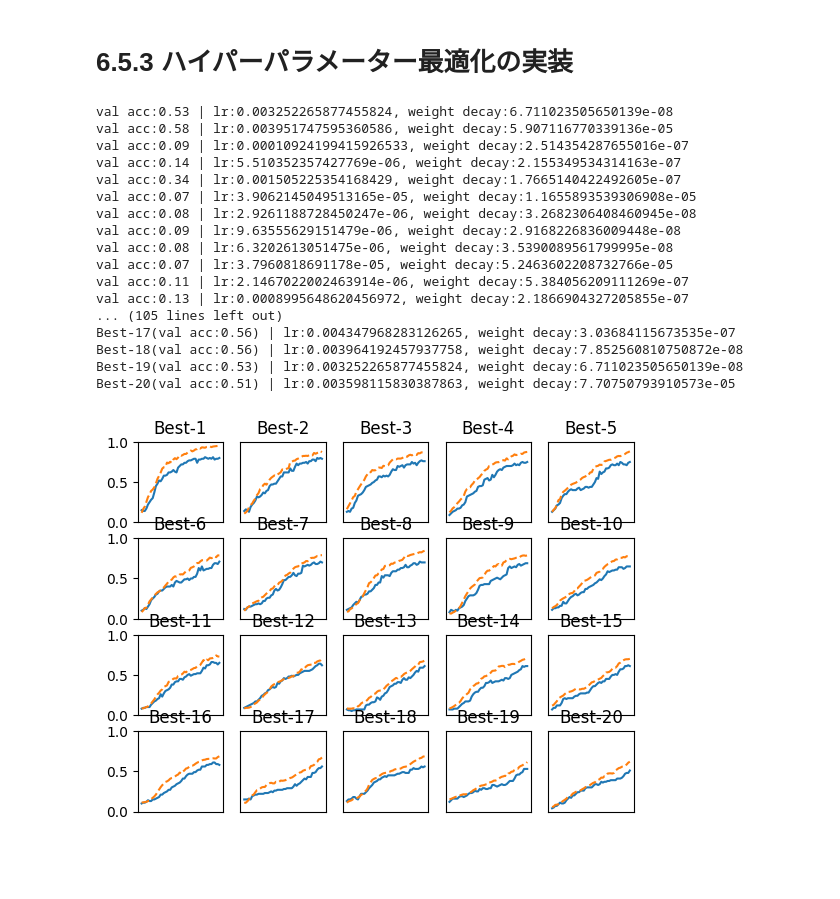
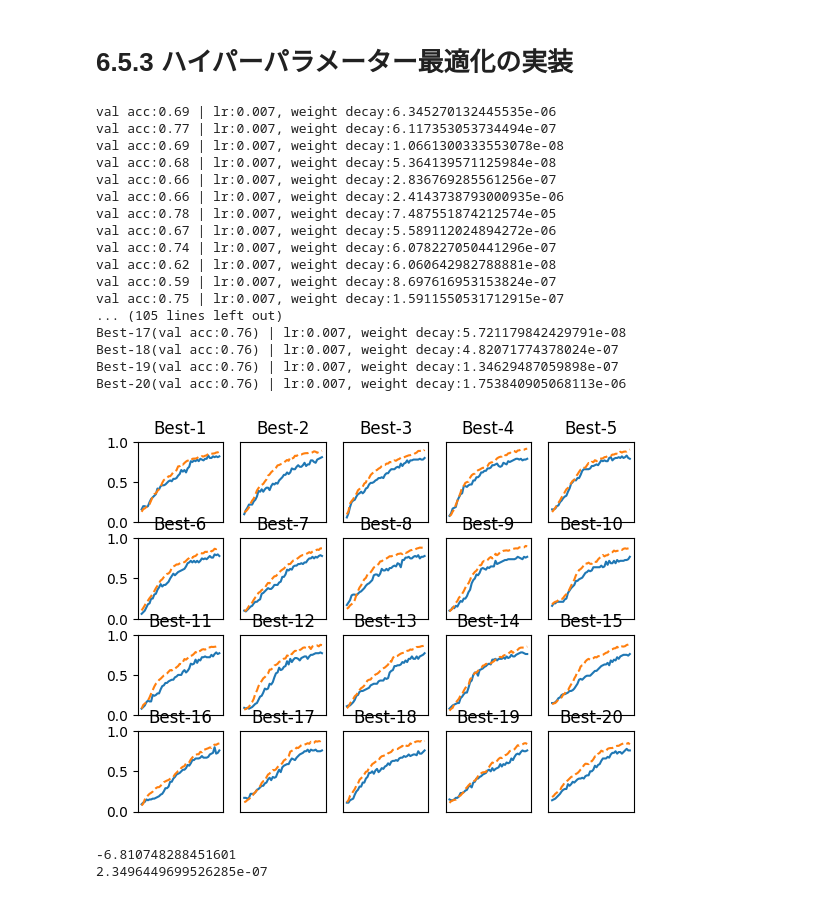
Before and after one commit to usakochan/DeepLearning_from_scratch, a Jupyter notebook: saito_chap6.ipynb, the cells around one changed output. Cells and saved outputs as stored; diff of their text form; code cells hidden in the pictures; blank space fills up the shorter version.

```diff
--- a/saito_chap6.ipynb
+++ b/saito_chap6.ipynb
@@ -275,13 +275,13 @@ t_train = t_train[:300]
 
 # Dropuoutの有無、割り合いの設定 ========================
 use_dropout = True  # Dropoutなしのときの場合はFalseに
-dropout_ratio = 0.2
+dropout_ratio = 0.4
 # ====================================================
 
 network = MultiLayerNetExtend(input_size=784, hidden_size_list=[100, 100, 100, 100, 100, 100],
                               output_size=10, use_dropout=use_dropout, dropout_ration=dropout_ratio) #network = MultiLayerNetExtendの構成のなかに、layersからclass Dropoutが渡されている。
 trainer = Trainer(network, x_train, t_train, x_test, t_test,
-                  epochs=601, mini_batch_size=100,
+                  epochs=301, mini_batch_size=100,
                   optimizer='sgd', optimizer_param={'lr': 0.01}, verbose=True)
 trainer.train()
 
@@ -385,7 +385,7 @@ results_train = {}
 for _ in range(optimization_trial):
     # 探索するハイパーパラメータの範囲を指定===============
     weight_decay = 10 ** np.random.uniform(-8, -4)
-    lr = 10 ** np.random.uniform(-6, -2)
+    lr = 0.007
     # ================================================
 
     val_acc_list, train_acc_list = __train(lr, weight_decay)
@@ -393,50 +393,58 @@ for _ in range(optimization_trial):
     key = "lr:" + str(lr) + ", weight decay:" + str(weight_decay)
     results_val[key] = val_acc_list
     results_train[key] = train_acc_list
 
 # グラフの描画========================================================
 print("=========== Hyper-Parameter Optimization Result ===========")
 graph_draw_num = 20
 col_num = 5
 row_num = int(np.ceil(graph_draw_num / col_num))
 i = 0
 
 for key, val_acc_list in sorted(results_val.items(), key=lambda x:x[1][-1], reverse=True):
     print("Best-" + str(i+1) + "(val acc:" + str(val_acc_list[-1]) + ") | " + key)
 
     plt.subplot(row_num, col_num, i+1)
     plt.title("Best-" + str(i+1))
     plt.ylim(0.0, 1.0)
     if i % 5: plt.yticks([])
     plt.xticks([])
     x = np.arange(len(val_acc_list))
     plt.plot(x, val_acc_list)
     plt.plot(x, results_train[key], "--")
     i += 1
 
     if i >= graph_draw_num:
         break
 
 plt.show()
 # %% [output]
-val acc:0.53 | lr:0.003252265877455824, weight decay:6.711023505650139e-08
-val acc:0.58 | lr:0.003951747595360586, weight decay:5.907116770339136e-05
-val acc:0.09 | lr:0.00010924199415926533, weight decay:2.514354287655016e-07
-val acc:0.14 | lr:5.510352357427769e-06, weight decay:2.155349534314163e-07
-val acc:0.34 | lr:0.001505225354168429, weight decay:1.7665140422492605e-07
-val acc:0.07 | lr:3.9062145049513165e-05, weight decay:1.1655893539306908e-05
-val acc:0.08 | lr:2.9261188728450247e-06, weight decay:3.2682306408460945e-08
-val acc:0.09 | lr:9.63555629151479e-06, weight decay:2.9168226836009448e-08
-val acc:0.08 | lr:6.3202613051475e-06, weight decay:3.5390089561799995e-08
-val acc:0.07 | lr:3.7960818691178e-05, weight decay:5.2463602208732766e-05
-val acc:0.11 | lr:2.1467022002463914e-06, weight decay:5.384056209111269e-07
-val acc:0.13 | lr:0.0008995648620456972, weight decay:2.1866904327205855e-07
+val acc:0.69 | lr:0.007, weight decay:6.345270132445535e-06
+val acc:0.77 | lr:0.007, weight decay:6.117353053734494e-07
+val acc:0.69 | lr:0.007, weight decay:1.0661300333553078e-08
+val acc:0.68 | lr:0.007, weight decay:5.364139571125984e-08
+val acc:0.66 | lr:0.007, weight decay:2.836769285561256e-07
+val acc:0.66 | lr:0.007, weight decay:2.4143738793000935e-06
+val acc:0.78 | lr:0.007, weight decay:7.487551874212574e-05
+val acc:0.67 | lr:0.007, weight decay:5.589112024894272e-06
+val acc:0.74 | lr:0.007, weight decay:6.078227050441296e-07
+val acc:0.62 | lr:0.007, weight decay:6.060642982788881e-08
+val acc:0.59 | lr:0.007, weight decay:8.697616953153824e-07
+val acc:0.75 | lr:0.007, weight decay:1.5911550531712915e-07
 ... (105 lines left out)
-Best-17(val acc:0.56) | lr:0.004347968283126265, weight decay:3.03684115673535e-07
-Best-18(val acc:0.56) | lr:0.003964192457937758, weight decay:7.852560810750872e-08
-Best-19(val acc:0.53) | lr:0.003252265877455824, weight decay:6.711023505650139e-08
-Best-20(val acc:0.51) | lr:0.003598115830387863, weight decay:7.70750793910573e-05
+Best-17(val acc:0.76) | lr:0.007, weight decay:5.721179842429791e-08
+Best-18(val acc:0.76) | lr:0.007, weight decay:4.82071774378024e-07
+Best-19(val acc:0.76) | lr:0.007, weight decay:1.34629487059898e-07
+Best-20(val acc:0.76) | lr:0.007, weight decay:1.753840905068113e-06
-[figure, old version]
+[figure, new version]
+# %%
+rd = np.random.uniform(-8, -4)
+wd =   10 ** np.random.uniform(-8, -4)
+print (rd)
+print (wd)
+# %% [output]
+-6.810748288451601
+2.3496449699526285e-07
 # %%
 # coding: utf-8
 import sys, os
```
Also changed, not shown: parts of 5 cells of this notebook.
